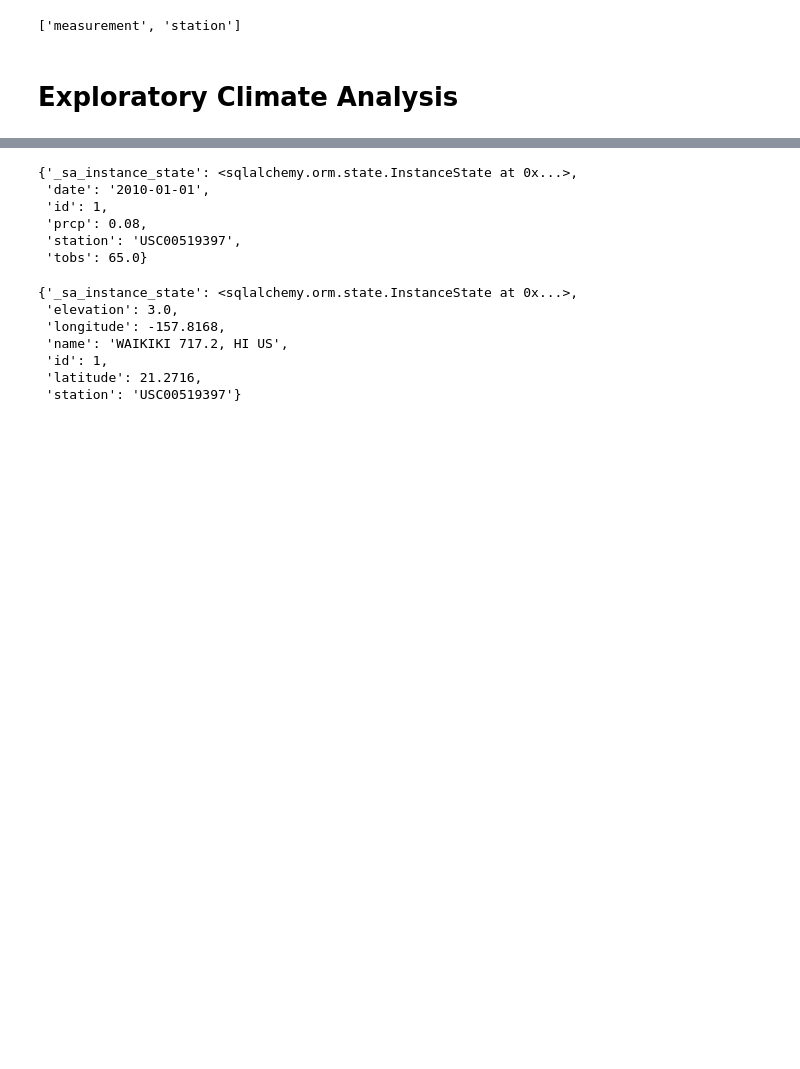
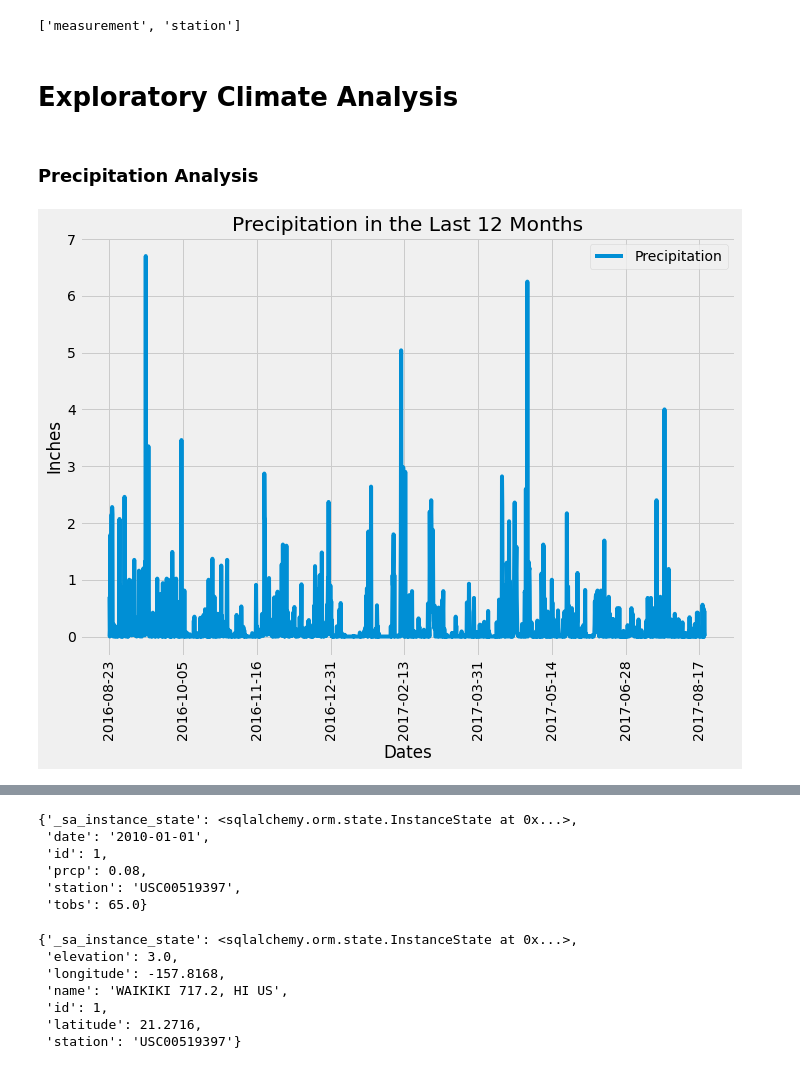
Before and after one commit to yuyhong23/sqlalchemy-challenge, a Jupyter notebook: climate_starter-Copy1.ipynb, the cells around one changed output, grey strips where cells are left out. Cells and saved outputs as stored; diff of their text form; code cells hidden in the pictures; blank space fills up the shorter version.

```diff
--- a/climate_starter-Copy1.ipynb
+++ b/climate_starter-Copy1.ipynb
@@ -37,3 +37,32 @@ Station = Base.classes.station
 session = Session(engine)
 # %% [markdown]
 # Exploratory Climate Analysis
+# %% [markdown]
+### Precipitation Analysis
+# %%
+# Calculate the date 1 year ago from the last data point in the database
+session.query(Measurement.date).order_by(Measurement.date.desc()).first()
+
+query_month = dt.date(2017, 8, 23) - dt.timedelta(days=365)
+
+# Perform a query to retrieve the data and precipitation scores
+precipitation_month = session.query(Measurement.date, Measurement.prcp).\
+                    filter(Measurement.date >= "2016-08-23").\
+                    filter(Measurement.prcp.isnot(None)).\
+                    order_by(Measurement.date.desc()).all()
+
+# Save the query results as a Pandas DataFrame and set the index to the date column
+precipitation_month_df = pd.DataFrame(precipitation_month, columns=["date","prcp"]).rename(columns={"prcp":"Precipitation"})
+precipitation_month_df.set_index('date', inplace=True)
+
+# Sort the dataframe by date
+precipitation_month_graph = precipitation_month_df.sort_index(axis=0, ascending=True)
+
+# Use Pandas Plotting with Matplotlib to plot the data
+precipitation_month_graph.plot(figsize=(10,8),title="Precipitation in the Last 12 Months", rot=90)
+plt.ylabel("Inches")
+plt.xlabel("Dates")
+plt.tight_layout()
+plt.show()
+# %% [output]
+[figure, added]
```
Also changed, not shown: parts of 10 cells of this notebook, 1 other file.
